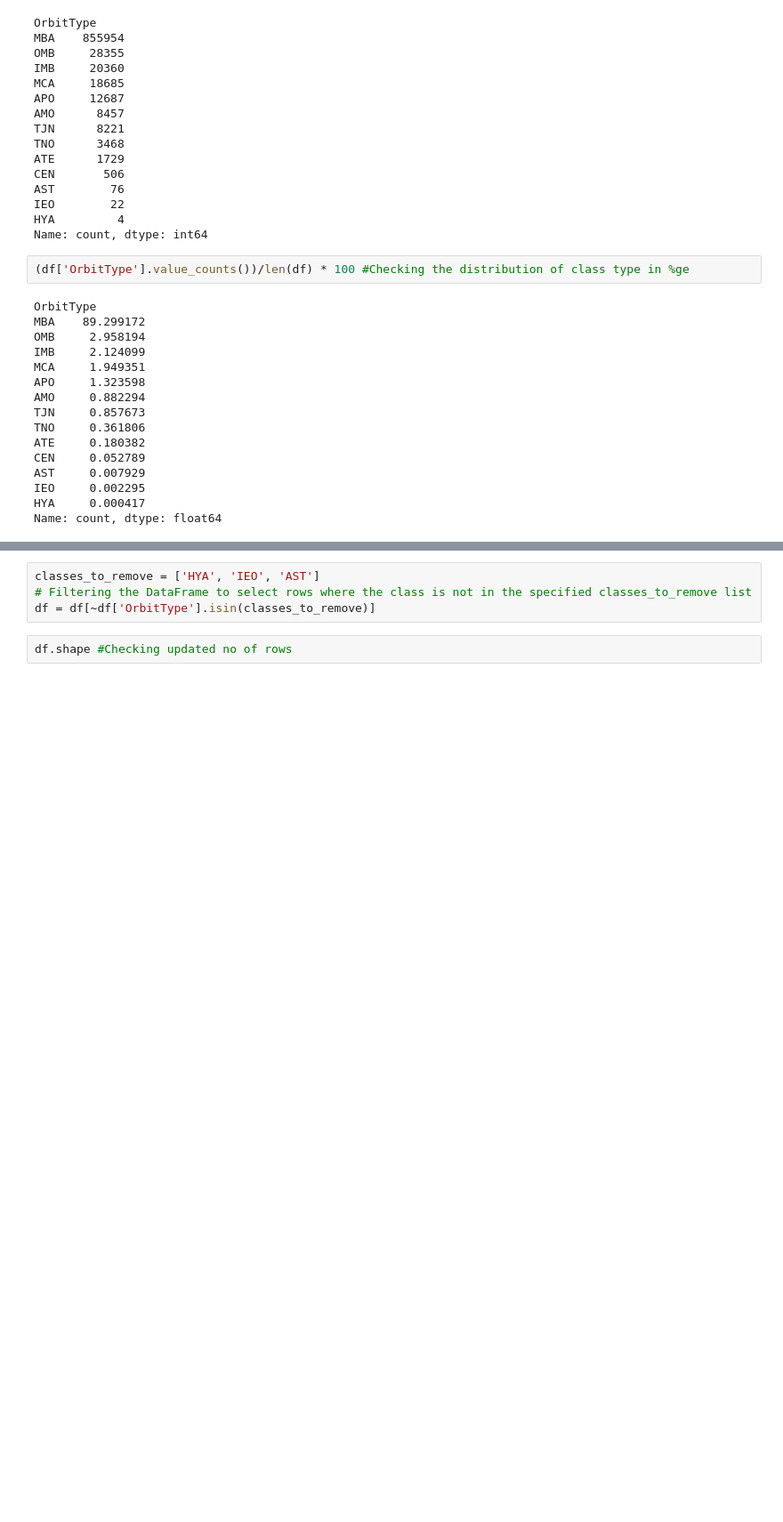
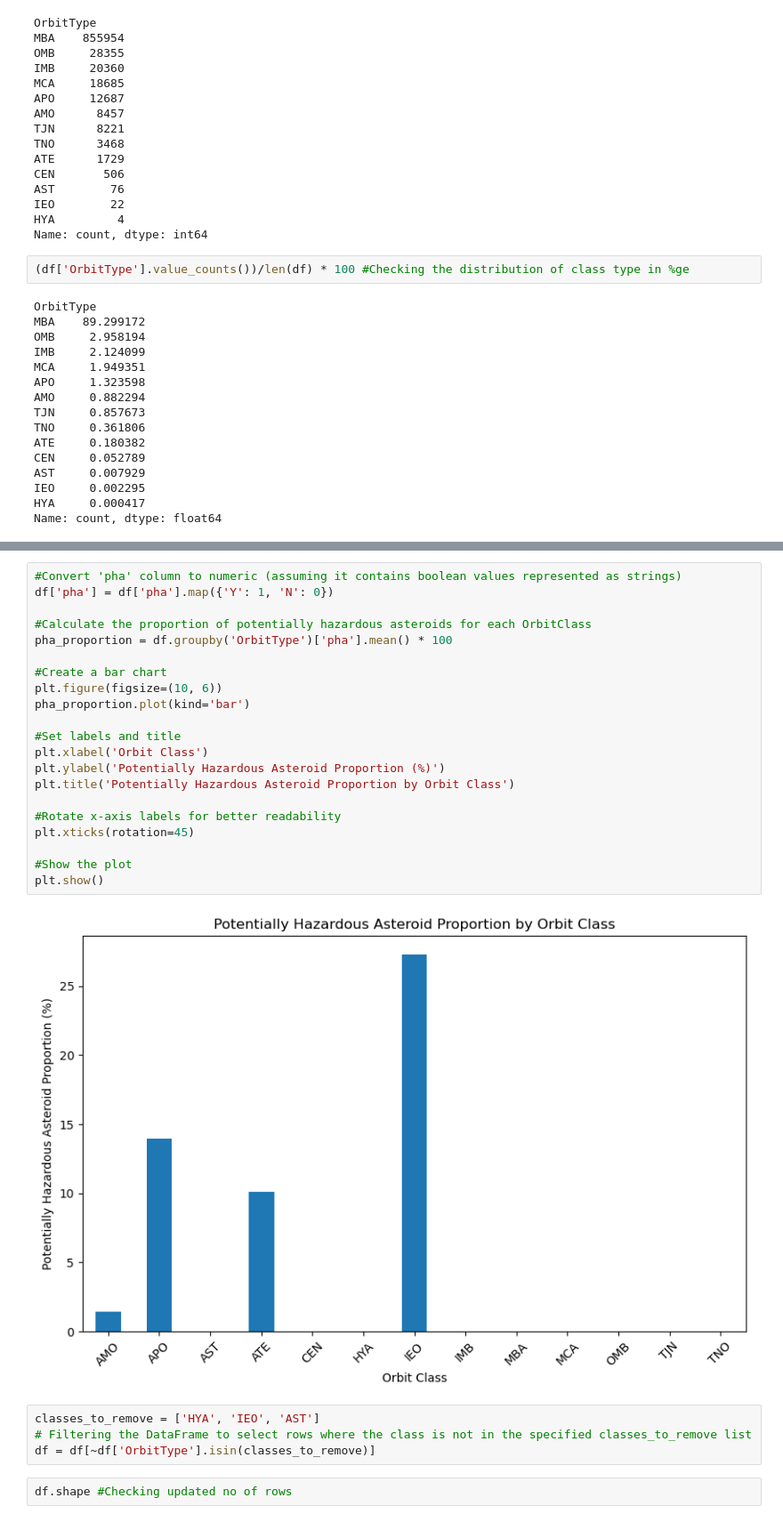
Before and after one commit to agnishde/Asteroid-orbit-classification, a Jupyter notebook: Asteroid Data analysis and Classification.ipynb, the cells around one changed output, grey strips where cells are left out. Shown at 89% size. Cells and saved outputs as stored; diff of their text form; blank space fills up the shorter version.

```diff
--- a/Asteroid Data analysis and Classification.ipynb
+++ b/Asteroid Data analysis and Classification.ipynb
@@ -181,3 +138,26 @@ plt.show()
+# %%
+#Convert 'pha' column to numeric (assuming it contains boolean values represented as strings)
+df['pha'] = df['pha'].map({'Y': 1, 'N': 0})
+
+#Calculate the proportion of potentially hazardous asteroids for each OrbitClass
+pha_proportion = df.groupby('OrbitType')['pha'].mean() * 100
+
+#Create a bar chart
+plt.figure(figsize=(10, 6))
+pha_proportion.plot(kind='bar')
+
+#Set labels and title
+plt.xlabel('Orbit Class')
+plt.ylabel('Potentially Hazardous Asteroid Proportion (%)')
+plt.title('Potentially Hazardous Asteroid Proportion by Orbit Class')
+
+#Rotate x-axis labels for better readability
+plt.xticks(rotation=45)
+
+#Show the plot
+plt.show()
+# %% [output]
+[figure, added]
 # %%
 classes_to_remove = ['HYA', 'IEO', 'AST']
 # Filtering the DataFrame to select rows where the class is not in the specified classes_to_remove list
```
Also changed, not shown: parts of 66 cells of this notebook.
